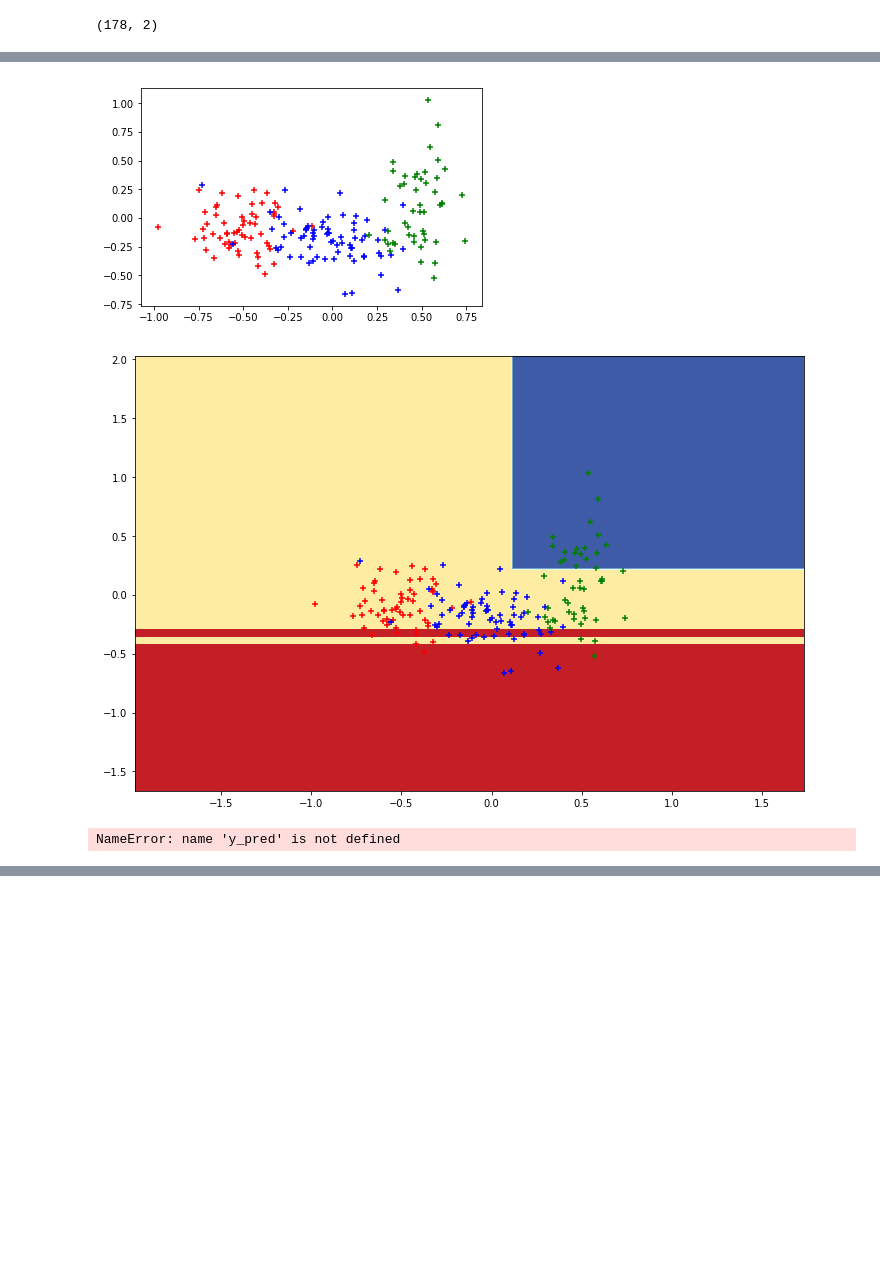
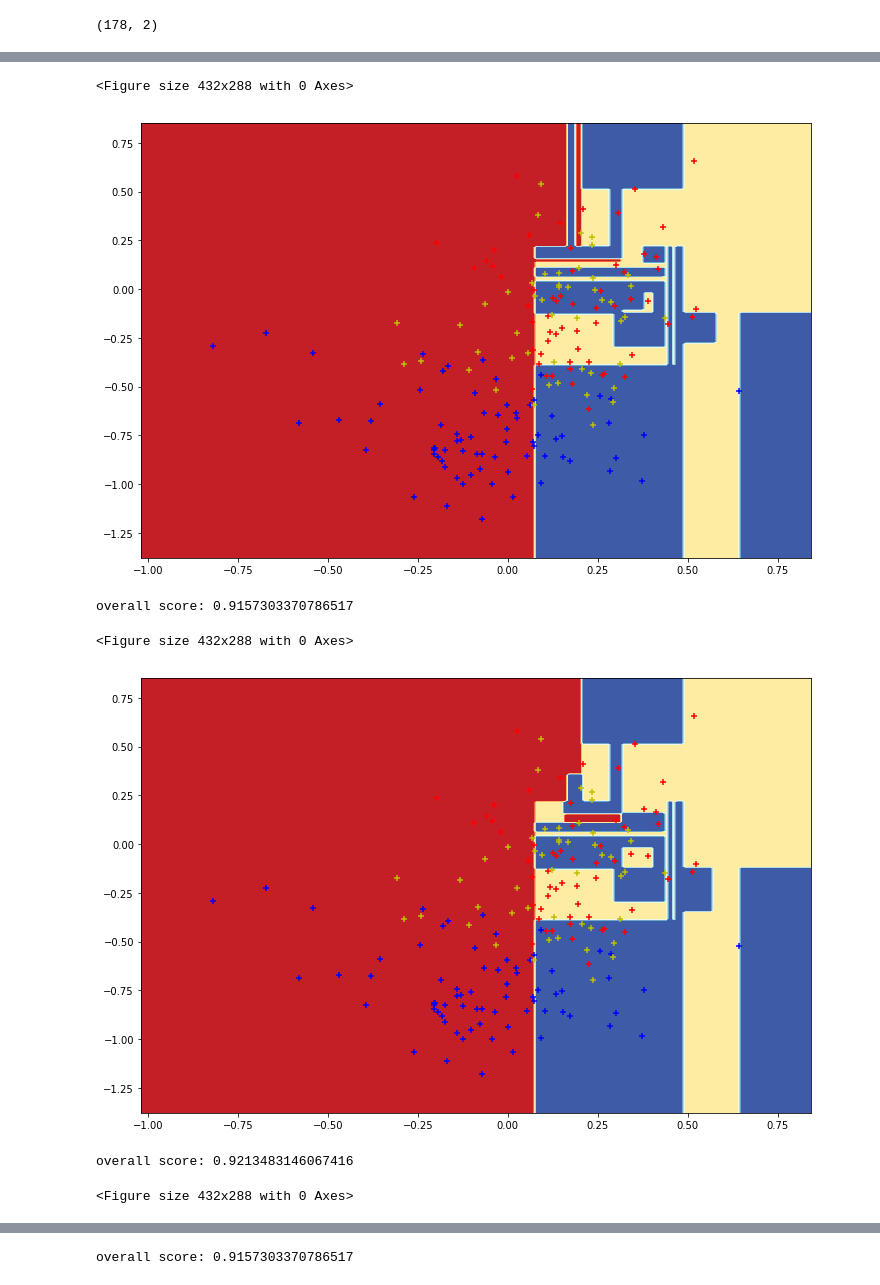
Before and after one commit to domdent/TheGrandTour, a Jupyter notebook: DecisionTree.ipynb, the cells around one changed output, grey strips where cells are left out. Saved outputs shown, nothing was run; the diff lists cells and outputs as text; code cells hidden in the pictures; blank space fills up the shorter version.

```diff
--- a/DecisionTree.ipynb
+++ b/DecisionTree.ipynb
@@ -19,13 +19,17 @@ data = np.delete(data, 13, axis=0)
 
 # make list of colours for each number:
 data_colour = []
+data_marker = []
 for i in range(len(classification)):
     if classification[i] == 1:
         data_colour.append("r")
+        data_marker.append("x")
     elif classification[i] == 2:
         data_colour.append("b")
+        data_marker.append("o")
     elif classification[i] == 3:
         data_colour.append("g")
+        data_marker.append("*")
 
 # Normalizes the data
 for i in range(0, np.shape(data)[0]):
@@ -297,4 +323,6 @@ for depth in range(2, 7):
     print("depth: " + str(depth))
     print(np.max(test_accuracy), " at timestep: " + str(test_accuracy.index(np.max(test_accuracy))))
     print(np.max(total_accuracy), " at timestep: " + str(total_accuracy.index(np.max(total_accuracy))))
+
+    PlotMax(np.max(test_accuracy), depth)
 # %% [output]
@@ -420,50 +444,54 @@ for t in timestep:
 # %%
 best_depth_list
 # %%
-for i in range(2):
-    time = 289
+for i in range(5):
+    time = 482
 
     xData = tData[time][0]
     yData = tData[time][1]
 
     X = np.vstack((xData, yData)).T
 
-    plt.scatter(xData, yData, color=data_colour, marker="+")
 
-
-    X_train, X_test, y_train, y_test = train_test_split(nData,
+    """ X_train, X_test, y_train, y_test = train_test_split(nData,
                                                         classification,
                                                         test_size=0.20)
+    """
+   # X_train, y_train = train_test_split(nData, classification)
 
-    clf = DecisionTreeClassifier(max_depth=3)
+    clf = DecisionTreeClassifier()
     clf.fit(X_train, y_train)
 
 
-    x_min, x_max = X[:, 0].min() - 1, X[:, 0].max() + 1
-    y_min, y_max = X[:, 1].min() - 1, X[:, 1].max() + 1
+    x_min, x_max = X[:, 0].min() - 0.2, X[:, 0].max() + 0.2
+    y_min, y_max = X[:, 1].min() - 0.2, X[:, 1].max() + 0.2
     xx, yy = np.meshgrid(np.arange(x_min, x_max, 0.01),
                          np.arange(y_min, y_max, 0.01))
     plt.tight_layout(h_pad=0.5, w_pad=0.5, pad=2.5)
 
     Z = clf.predict(np.c_[xx.ravel(), yy.ravel()])
     Z = Z.reshape(xx.shape)
 
     plt.figure(figsize=(12,8))
     plt.contourf(xx, yy, Z, cmap=plt.cm.RdYlBu)
     plt.scatter(xData, yData, color=data_colour, marker="+")
 
     plt.show()
 
 
-    conf_mat = confusion_matrix(y_test, y_pred)
-    total_sum = np.sum(conf_mat)
-    trace_sum = np.trace(conf_mat)
-    test_set_acc = trace_sum / total_sum
+    #conf_mat = confusion_matrix(y_test, y_pred)
+    #total_sum = np.sum(conf_mat)
+    #trace_sum = np.trace(conf_mat)
+    #test_set_acc = trace_sum / total_sum
 
     score = clf.score(nData, classification)
     print("overall score: " + str(score))
-    print("test data classification: " + str(test_set_acc))
+   # print("test data classification: " + str(test_set_acc))
 # %% [output]
+<Figure size 432x288 with 0 Axes>
-[figure, old version]
+[figure, new version]
+overall score: 0.9157303370786517
+<Figure size 432x288 with 0 Axes>
-[figure, old version]
+[figure, new version]
-NameError: name 'y_pred' is not defined
+overall score: 0.9213483146067416
+<Figure size 432x288 with 0 Axes>
@@ -469,0 +499 @@ NameError: name 'y_pred' is not defined
+overall score: 0.9157303370786517
```
Also changed, not shown: parts of 14 cells of this notebook, 1 other file.
